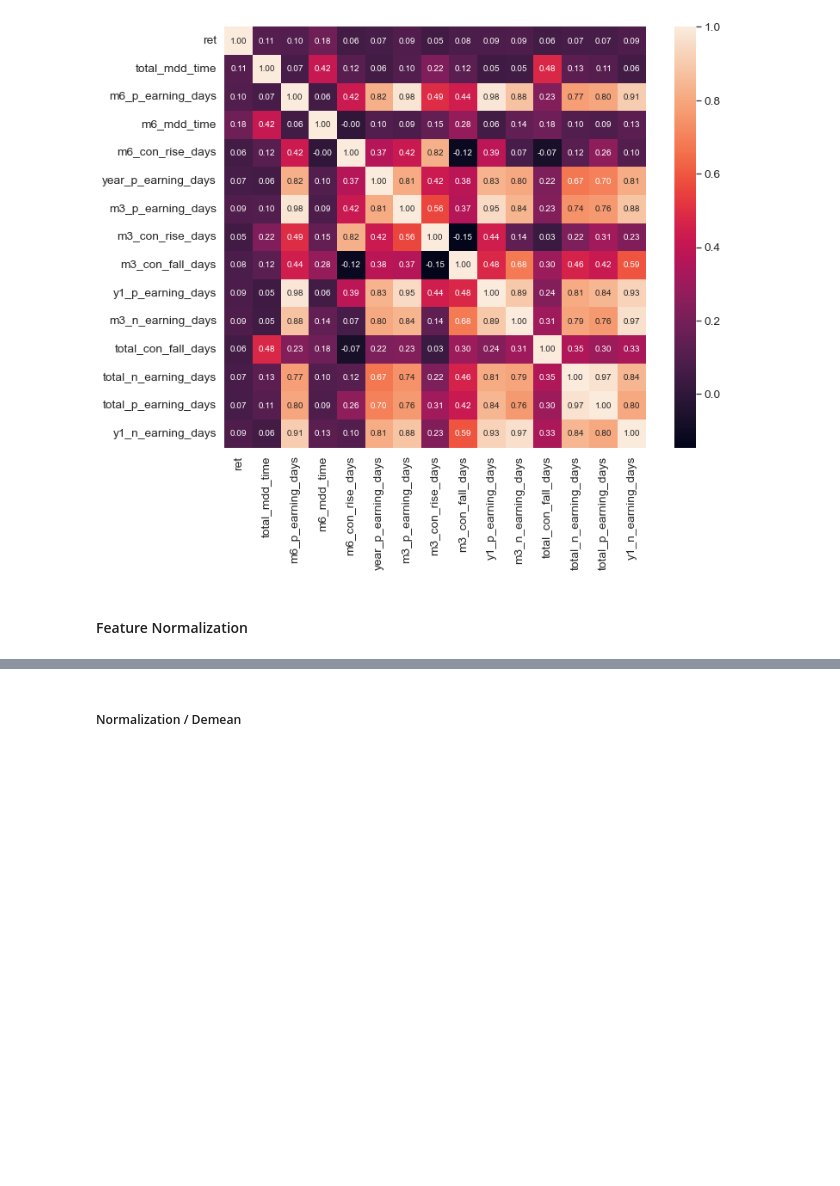
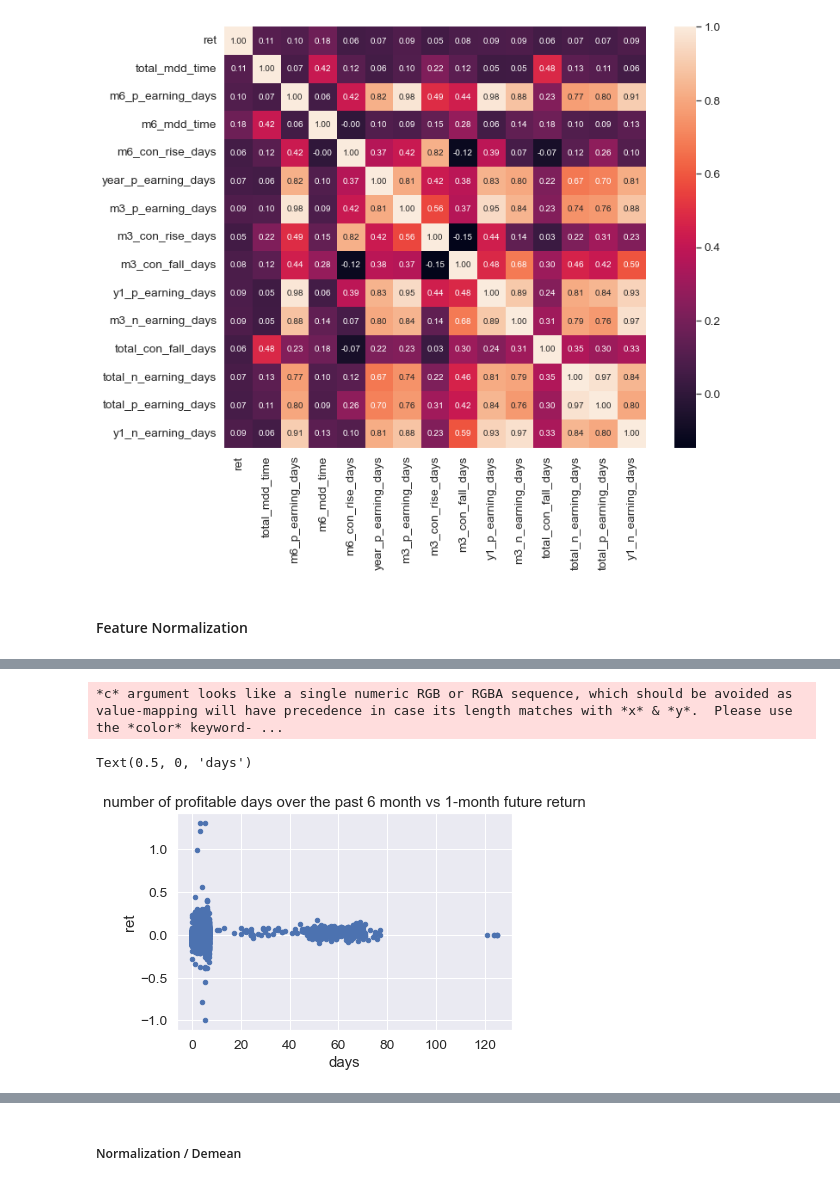
Before and after one commit to charlie9660/TradingFinal, a Jupyter notebook: Proejct Proposal.ipynb, the cells around one changed output, grey strips where cells are left out. Saved outputs shown, nothing was run; the diff lists cells and outputs as text; code cells hidden in the pictures; blank space fills up the shorter version.

```diff
--- a/Proejct Proposal.ipynb
+++ b/Proejct Proposal.ipynb
@@ -358,0 +383,8 @@ design_report.to_file('report.html')
+# %%
+data.plot('m6_p_earning_days','ret',kind = 'scatter')
+plt.title('number of profitable days over the past 6 month vs 1-month future return')
+plt.xlabel('days')
+# %% [output]
+*c* argument looks like a single numeric RGB or RGBA sequence, which should be avoided as value-mapping will have precedence in case its length matches with *x* & *y*.  Please use the *color* keyword- ...
+Text(0.5, 0, 'days')
+[figure, added]
```
Also changed, not shown: parts of 12 cells of this notebook.
